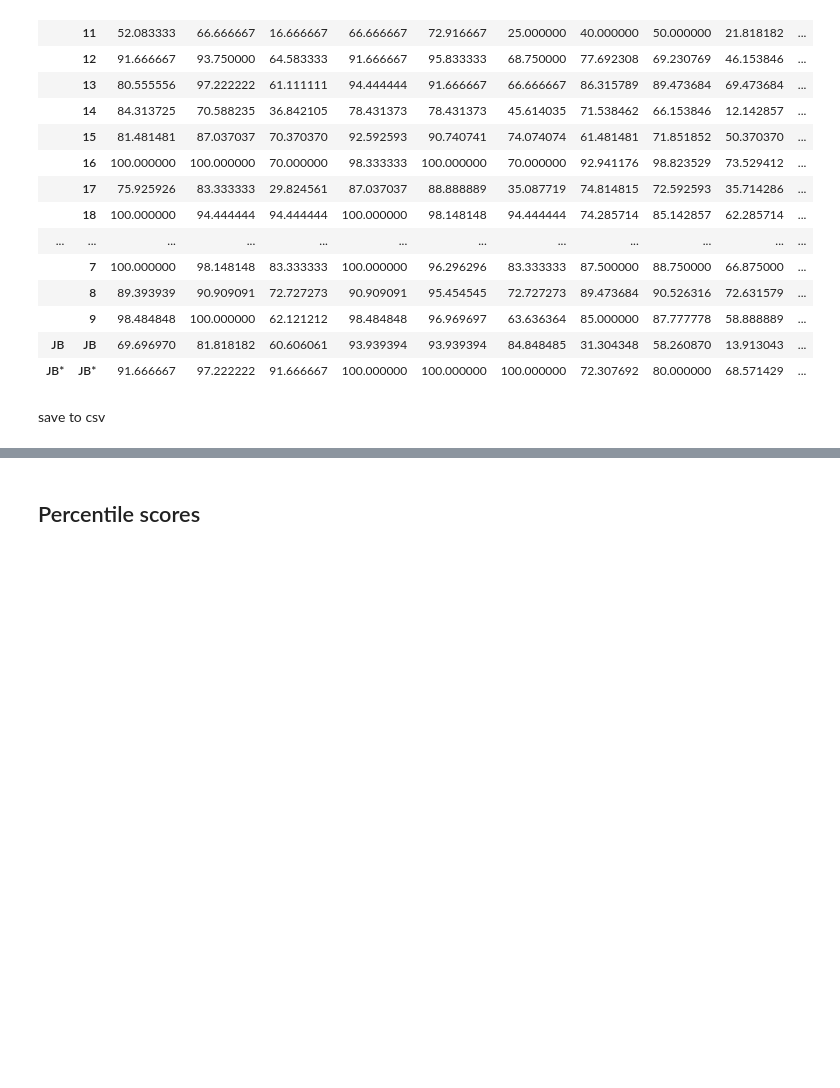
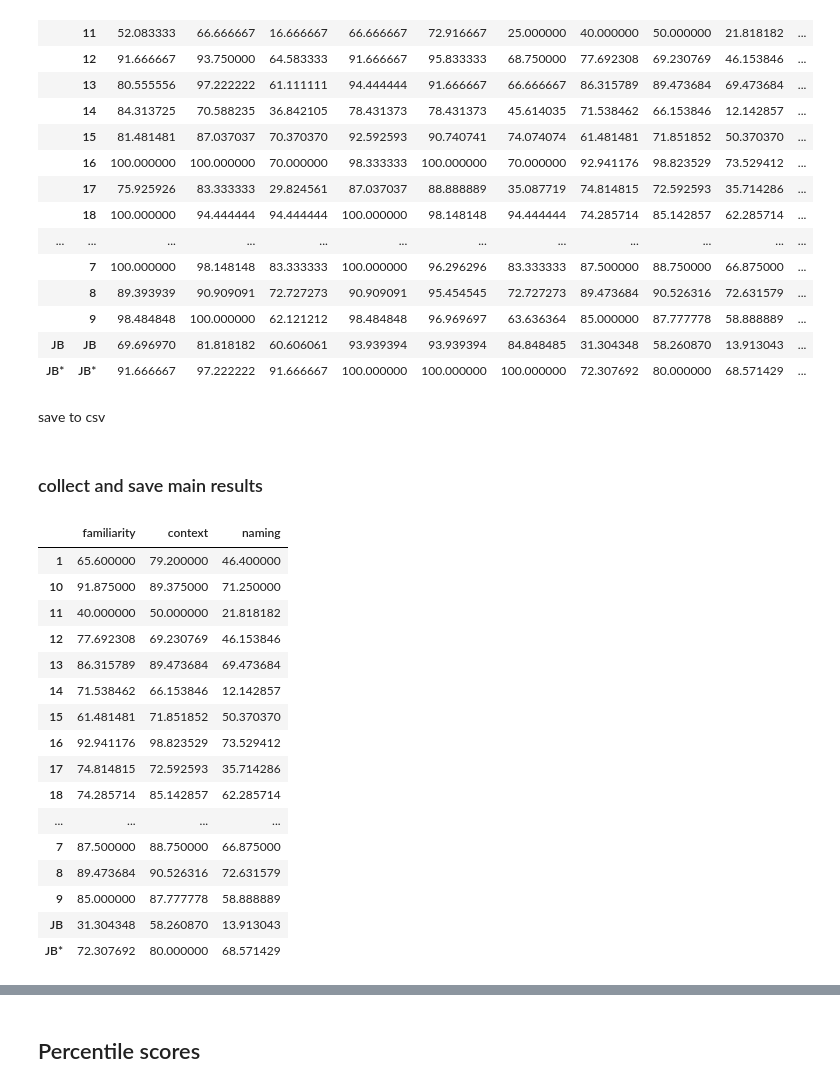
Before and after one commit to mwegrzyn/hiddenIdentityOfFaces, a Jupyter notebook: notebooks/famousFaces_005_resultSummary.ipynb, the cells around one changed output, grey strips where cells are left out. Cells and saved outputs as stored; diff of their text form; code cells hidden in the pictures; blank space fills up the shorter version.

Commit message:
new main stats

```diff
--- a/notebooks/famousFaces_005_resultSummary.ipynb
+++ b/notebooks/famousFaces_005_resultSummary.ipynb
@@ -59,3 +63,27 @@ bigDf
 save to csv
 # %%
 bigDf.to_csv('../famousInner/output/famousFacesResults.csv')
+# %% [markdown]
+### collect and save main results
+# %%
+innerDf = bigDf.loc[:,'inner'].copy()
+innerDf.index = [[x,'JB'][x=='JB'] for x in innerDf.index.get_level_values(1)]
+innerDf
+# %% [output]
+|  | familiarity | context | naming |
+| 1 | 65.600000 | 79.200000 | 46.400000 |
+| 10 | 91.875000 | 89.375000 | 71.250000 |
+| 11 | 40.000000 | 50.000000 | 21.818182 |
+| 12 | 77.692308 | 69.230769 | 46.153846 |
+| 13 | 86.315789 | 89.473684 | 69.473684 |
+| 14 | 71.538462 | 66.153846 | 12.142857 |
+| 15 | 61.481481 | 71.851852 | 50.370370 |
+| 16 | 92.941176 | 98.823529 | 73.529412 |
+| 17 | 74.814815 | 72.592593 | 35.714286 |
+| 18 | 74.285714 | 85.142857 | 62.285714 |
+| ... | ... | ... | ... |
+| 7 | 87.500000 | 88.750000 | 66.875000 |
+| 8 | 89.473684 | 90.526316 | 72.631579 |
+| 9 | 85.000000 | 87.777778 | 58.888889 |
+| JB | 31.304348 | 58.260870 | 13.913043 |
+| JB* | 72.307692 | 80.000000 | 68.571429 |
```
Also changed, not shown: parts of 15 cells of this notebook, 16 other files.
